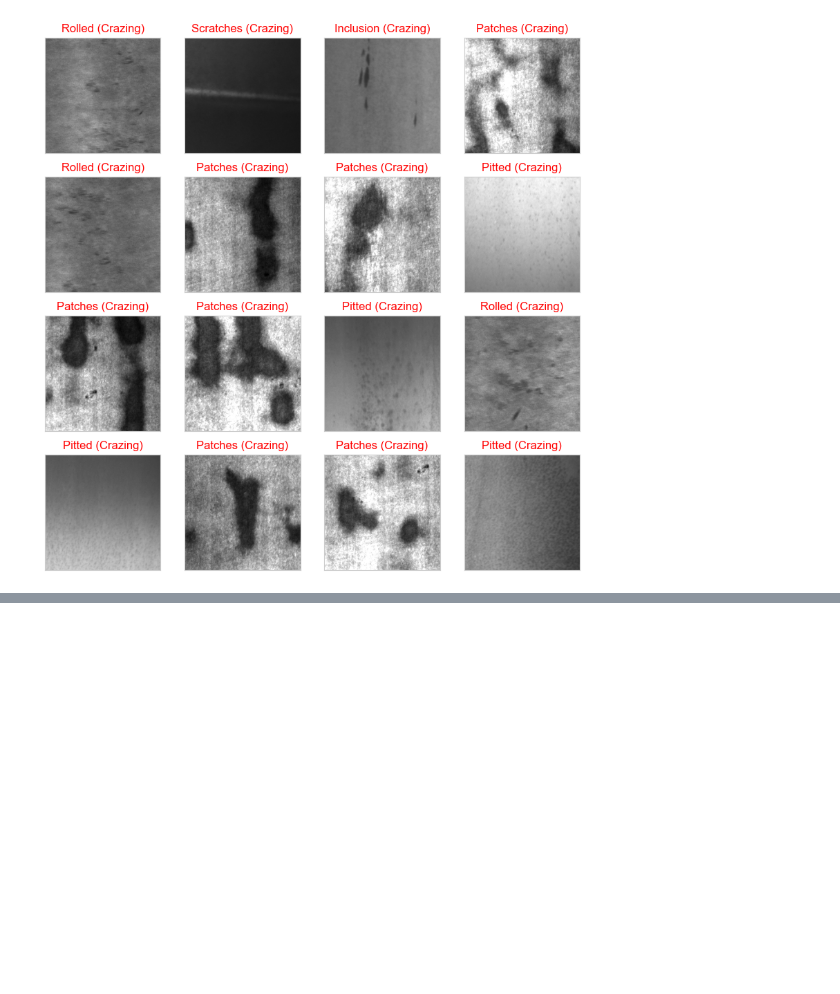
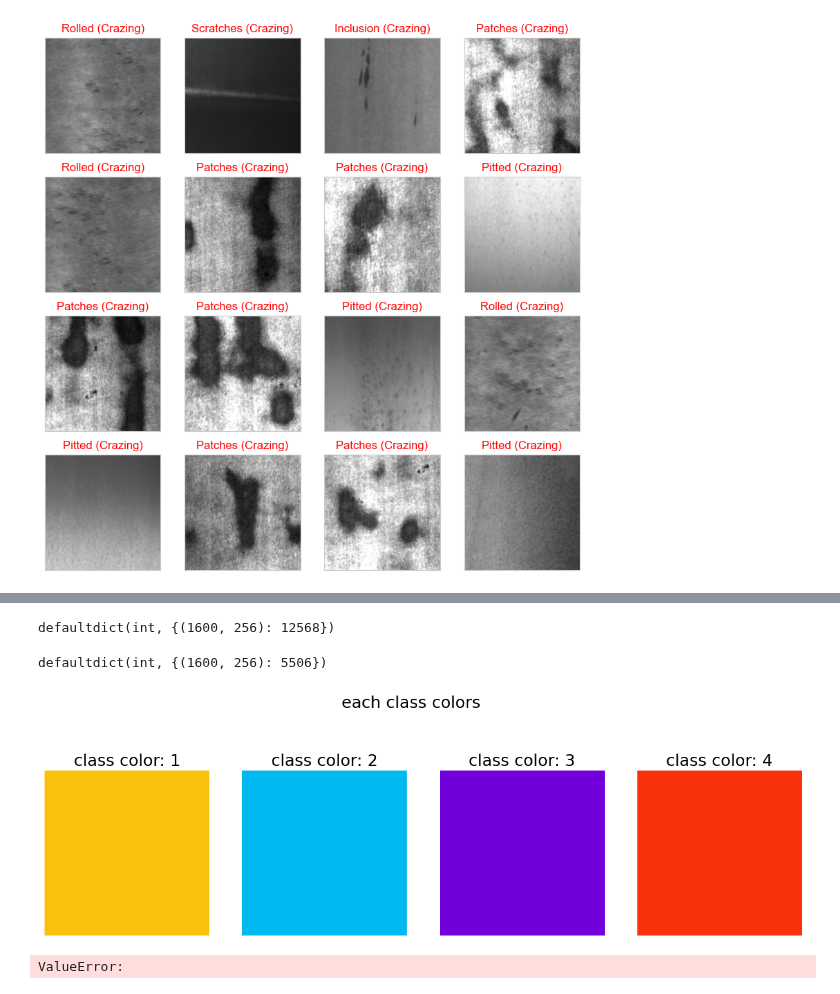
Before and after one commit to amitkumargope/AI-Engineer-Roadmap, a Jupyter notebook: Computer-vision - (Steel industry)/Steel_defects_detection.ipynb, the cells around one changed output, grey strips where cells are left out. Saved outputs shown, nothing was run; the diff lists cells and outputs as text; code cells hidden in the pictures; blank space fills up the shorter version.

```diff
--- a/Computer-vision - (Steel industry)/Steel_defects_detection.ipynb
+++ b/Computer-vision - (Steel industry)/Steel_defects_detection.ipynb
@@ -233,0 +236,20 @@ for i, idx in enumerate(np.random.choice(x_test.shape[0], size=16, replace=False
+# %%
+import numpy as np # linear algebra
+import pandas as pd
+pd.set_option("display.max_rows", 101)
+import os
+print(os.listdir("C:/Users/gopeami/OneDrive - Vesuvius/Desktop/PhD13- 2025-2026/ML Practice/Material property Design/Steel Surface Defects Classification/severstal-steel-defect-detection"))
+import cv2
+import json
+import matplotlib.pyplot as plt
+%matplotlib inline
+plt.rcParams["font.size"] = 15
+import seaborn as sns
+from collections import Counter
+from PIL import Image
+import math
+import seaborn as sns
+from collections import defaultdict
+from pathlib import Path
+import cv2
+from tqdm import tqdm
@@ -233,0 +336,4 @@ for i, idx in enumerate(np.random.choice(x_test.shape[0], size=16, replace=False
+# %%
+train_size_dict
+# %% [output]
+defaultdict(int, {(1600, 256): 12568})
@@ -233,0 +347,6 @@ for i, idx in enumerate(np.random.choice(x_test.shape[0], size=16, replace=False
+# %%
+test_size_dict
+# %% [output]
+defaultdict(int, {(1600, 256): 5506})
+# %%
+palet = [(249, 192, 12), (0, 185, 241), (114, 0, 218), (249,50,12)]
@@ -233,0 +386,41 @@ for i, idx in enumerate(np.random.choice(x_test.shape[0], size=16, replace=False
+# %%
+fig, ax = plt.subplots(1, 4, figsize=(15, 5))
+for i in range(4):
+    ax[i].axis('off')
+    ax[i].imshow(np.ones((50, 50, 3), dtype=np.uint8) * palet[i])
+    ax[i].set_title("class color: {}".format(i+1))
+fig.suptitle("each class colors")
+
+plt.show()
+# %% [output]
+[figure, added]
+# %%
+idx_no_defect = []
+idx_class_1 = []
+idx_class_2 = []
+idx_class_3 = []
+idx_class_4 = []
+idx_class_multi = []
+idx_class_triple = []
+
+for col in range(0, len(train_df), 4):
+    img_names = [str(i).split("_")[0] for i in train_df.iloc[col:col+4, 0].values]
+    if not (img_names[0] == img_names[1] == img_names[2] == img_names[3]):
+        raise ValueError
+    labels = train_df.iloc[col:col+4, 1]
+    if labels.isna().all():
+        idx_no_defect.append(col)
+    elif (labels.isna() == [False, True, True, True]).all():
+        idx_class_1.append(col)
+    elif (labels.isna() == [True, False, True, True]).all():
+        idx_class_2.append(col)
+    elif (labels.isna() == [True, True, False, True]).all():
+        idx_class_3.append(col)
+    elif (labels.isna() == [True, True, True, False]).all():
+        idx_class_4.append(col)
+    elif labels.isna().sum() == 1:
+        idx_class_triple.append(col)
+    else:
+        idx_class_multi.append(col)
+# %% [output]
+ValueError:
```
Also changed, not shown: parts of 21 cells of this notebook.
